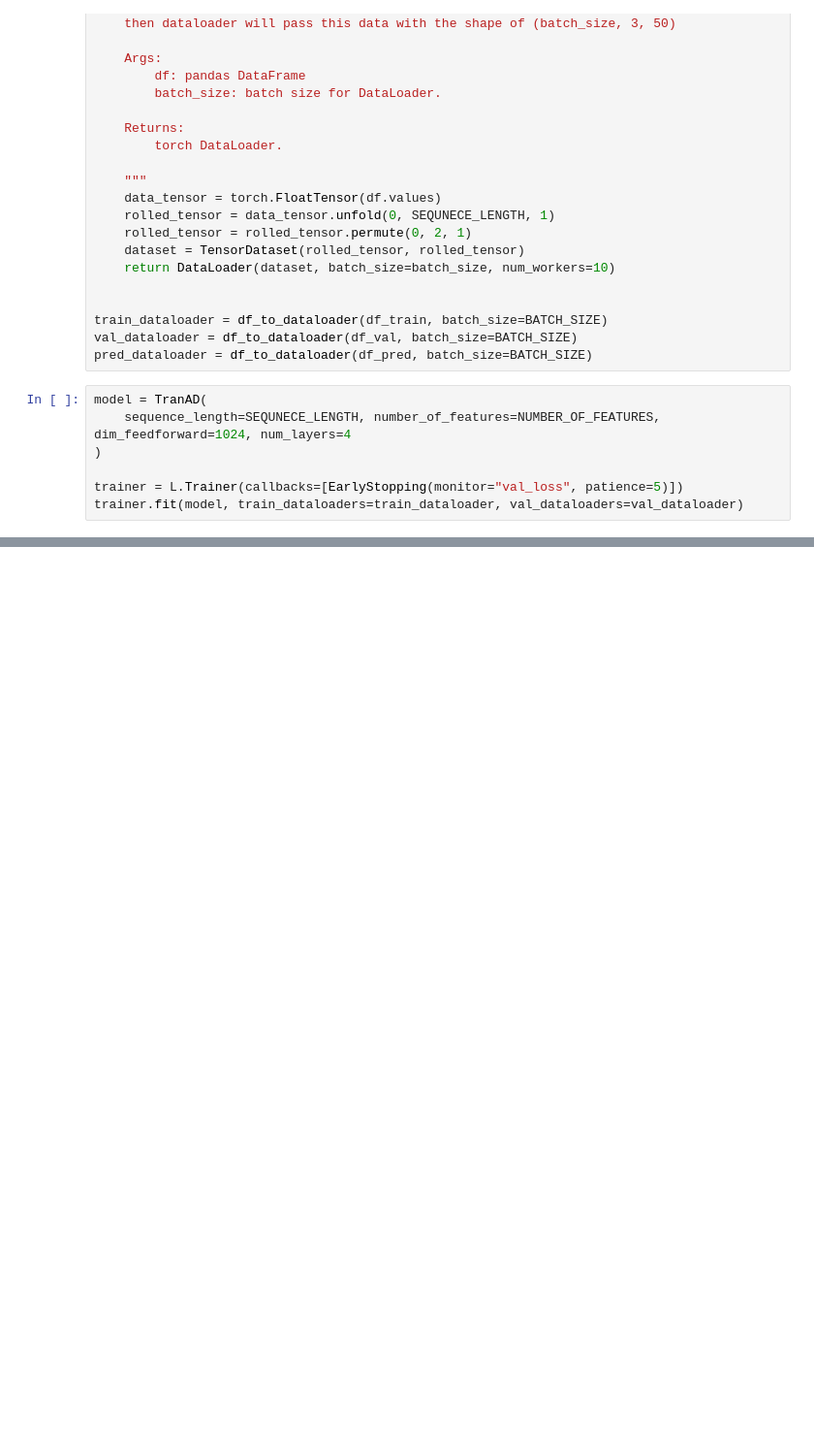
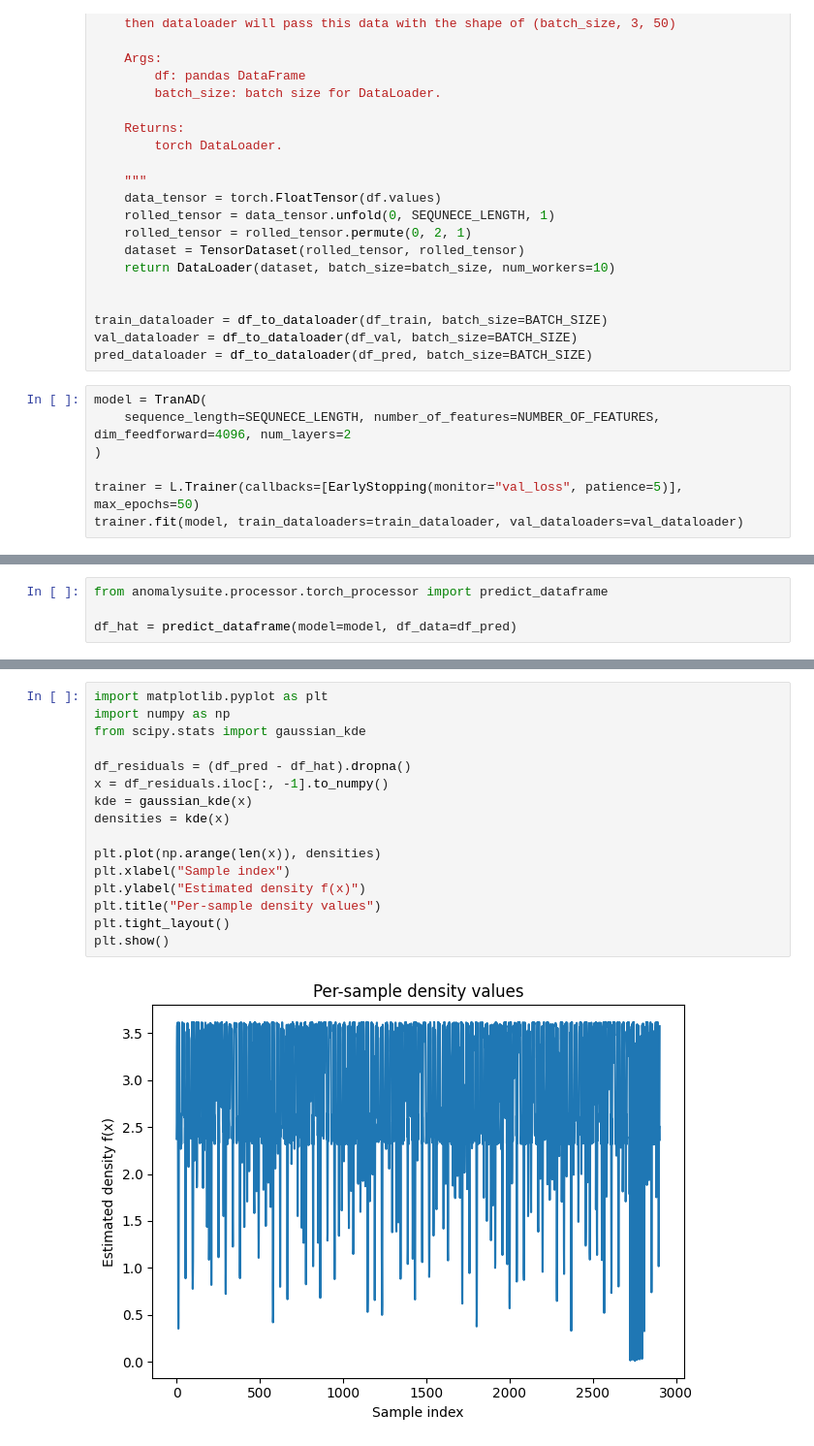
Before and after one commit to tyjeon24/anomalysuite, a Jupyter notebook: anomalysuite/notebook/20250611_tranad_with_randomdata.ipynb, the cells around one changed output, grey strips where cells are left out. Shown at 97% size. Drawn from its saved outputs; the diff is of its cells as text; blank space fills up the shorter version.

Commit message:
feat: update example with gaussian kernel

```diff
--- a/anomalysuite/notebook/20250611_tranad_with_randomdata.ipynb
+++ b/anomalysuite/notebook/20250611_tranad_with_randomdata.ipynb
@@ -63,8 +64,8 @@ val_dataloader = df_to_dataloader(df_val, batch_size=BATCH_SIZE)
 pred_dataloader = df_to_dataloader(df_pred, batch_size=BATCH_SIZE)
 # %%
 model = TranAD(
-    sequence_length=SEQUNECE_LENGTH, number_of_features=NUMBER_OF_FEATURES, dim_feedforward=1024, num_layers=4
+    sequence_length=SEQUNECE_LENGTH, number_of_features=NUMBER_OF_FEATURES, dim_feedforward=4096, num_layers=2
 )
 
-trainer = L.Trainer(callbacks=[EarlyStopping(monitor="val_loss", patience=5)])
+trainer = L.Trainer(callbacks=[EarlyStopping(monitor="val_loss", patience=5)], max_epochs=50)
 trainer.fit(model, train_dataloaders=train_dataloader, val_dataloaders=val_dataloader)
@@ -74,0 +98,4 @@ pd.concat([pd.DataFrame(pred[0][0]), pd.DataFrame(list(pred_dataloader)[0][0][0]
+# %%
+from anomalysuite.processor.torch_processor import predict_dataframe
+
+df_hat = predict_dataframe(model=model, df_data=df_pred)
@@ -74,0 +114,18 @@ pd.concat([pd.DataFrame(pred[0][0]), pd.DataFrame(list(pred_dataloader)[0][0][0]
+# %%
+import matplotlib.pyplot as plt
+import numpy as np
+from scipy.stats import gaussian_kde
+
+df_residuals = (df_pred - df_hat).dropna()
+x = df_residuals.iloc[:, -1].to_numpy()
+kde = gaussian_kde(x)
+densities = kde(x)
+
+plt.plot(np.arange(len(x)), densities)
+plt.xlabel("Sample index")
+plt.ylabel("Estimated density f(x)")
+plt.title("Per-sample density values")
+plt.tight_layout()
+plt.show()
+# %% [output]
+[figure, added]
```
Also changed, not shown: parts of 7 cells of this notebook.
